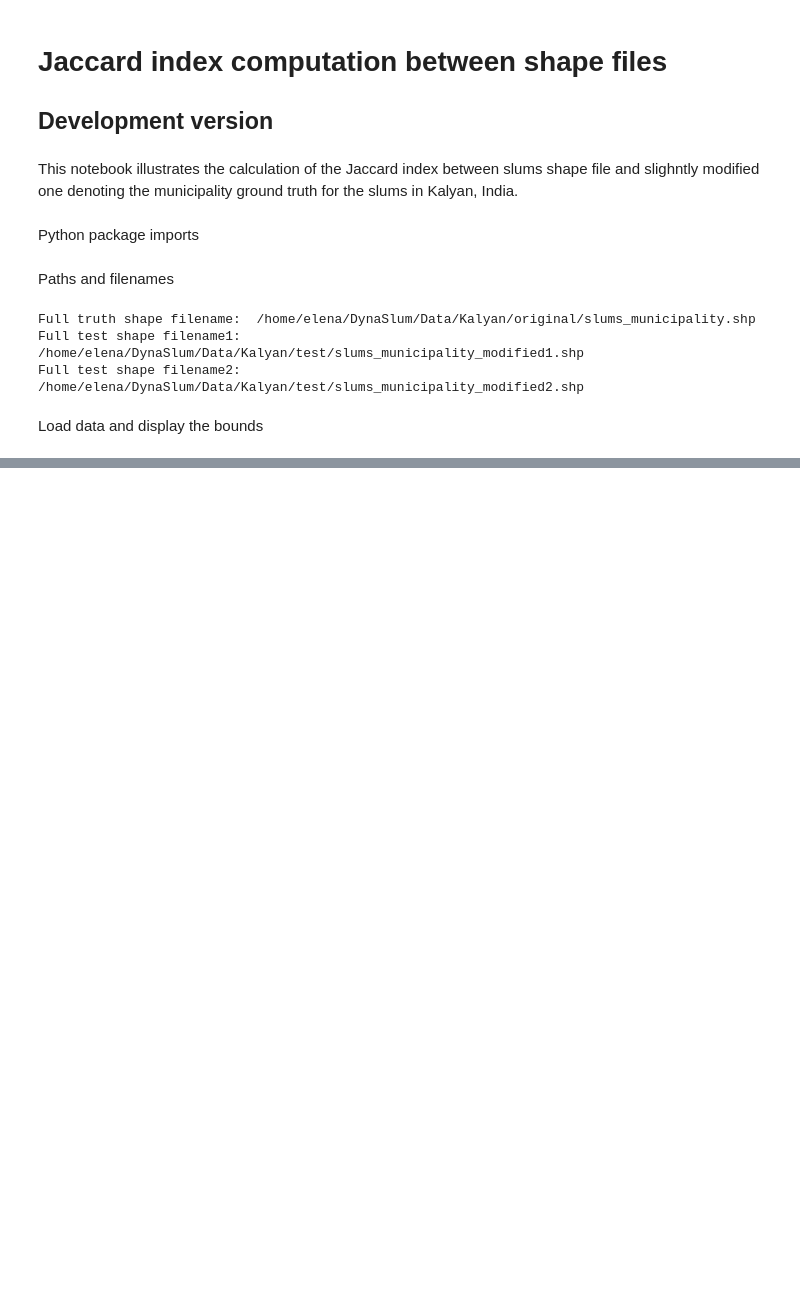
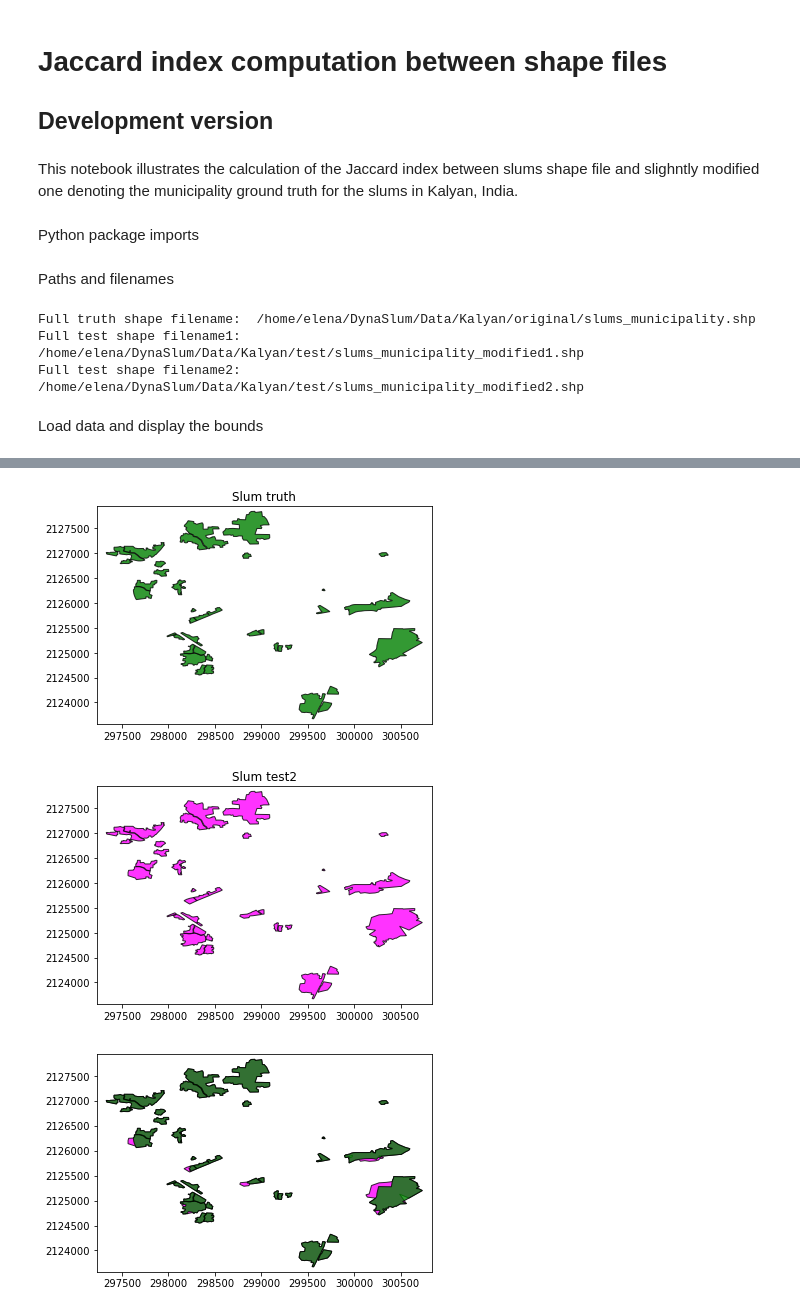
Before and after one commit to DynaSlum/satsense, a Jupyter notebook: Python/Notebooks/source_notebooks/JaccardIndexShapeFiles.ipynb, the cells around one changed output, grey strips where cells are left out. Drawn from its saved outputs; the diff is of its cells as text; code cells hidden in the pictures; blank space fills up the shorter version.

```diff
--- a/Python/Notebooks/source_notebooks/JaccardIndexShapeFiles.ipynb
+++ b/Python/Notebooks/source_notebooks/JaccardIndexShapeFiles.ipynb
@@ -114,0 +92,14 @@ plt.show()
+# %%
+_, ax4 = plt.subplots()
+_, ax5 = plt.subplots()
+_,ax6 = plt.subplots()
+ax4 = show_multipolygon(truth_slums_shape_fullfname, ax4, bounds, 100, GREEN, alpha,'Slum truth')
+ax5 = show_multipolygon(test_slums_shape_fullfname2, ax5, bounds, 100, MAGENTA, alpha,'Slum test2')
+ax6 = show_multipolygon(test_slums_shape_fullfname2, ax6, bounds, 100, MAGENTA, alpha, 'Slum overlap')
+ax6 = show_multipolygon(truth_slums_shape_fullfname, ax6, bounds, 100, GREEN, alpha,'')
+
+plt.show();
+# %% [output]
+[figure, added]
+[figure, added]
+[figure, added]
```
Also changed, not shown: parts of 7 cells of this notebook.
